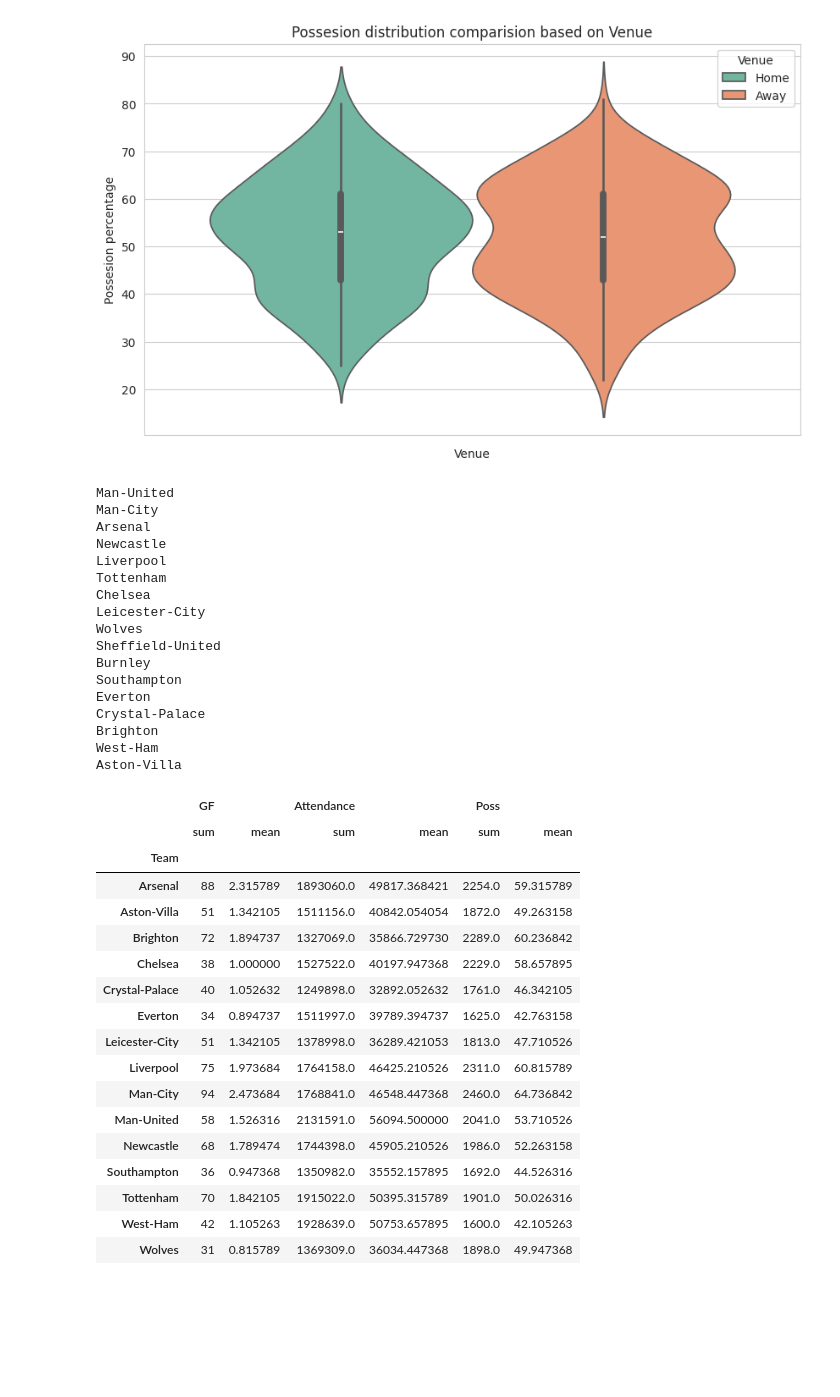
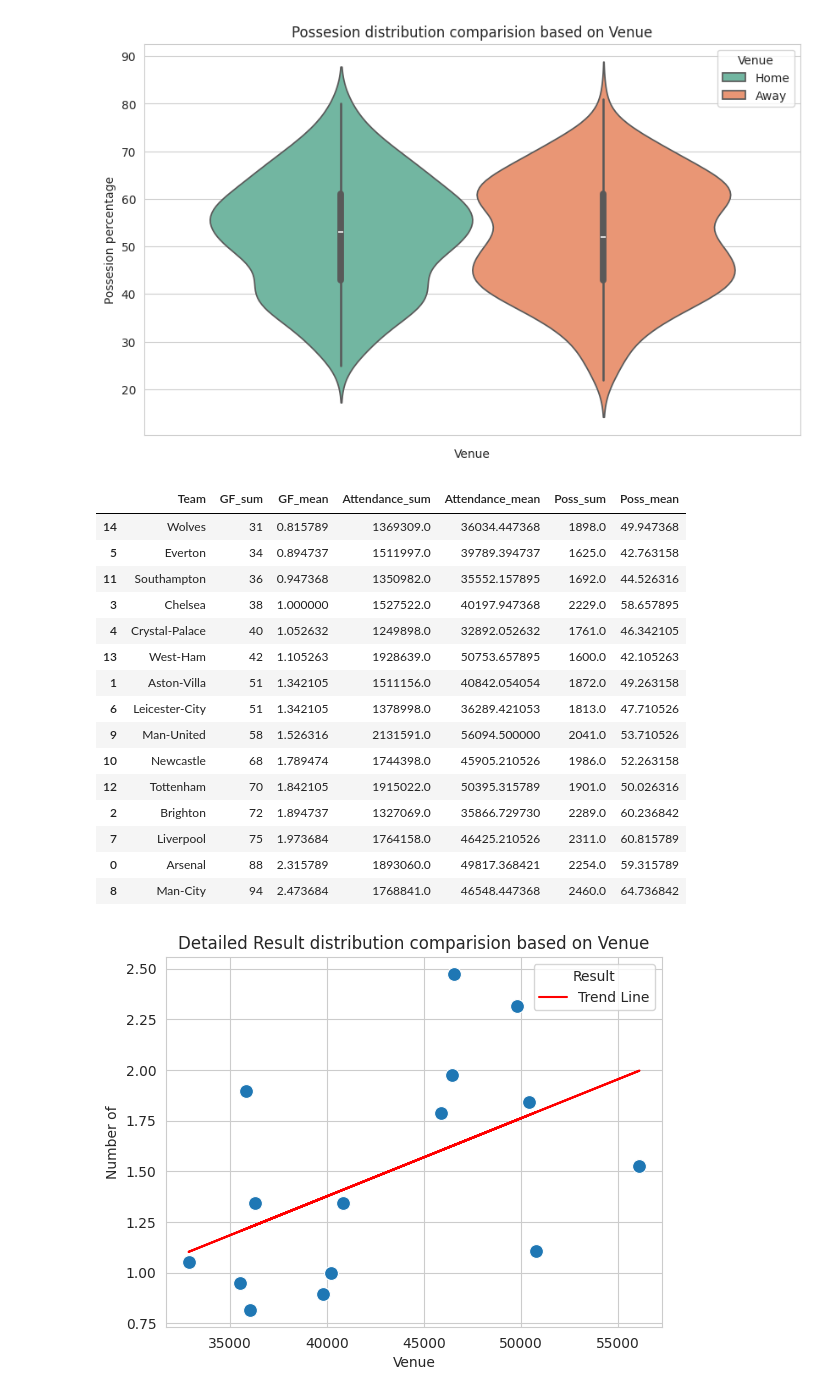
Before and after one commit to jaccogriff/data-wrangling-2024, a Jupyter notebook: Final project/Final.ipynb, the cells around one changed output. Saved outputs shown, nothing was run; the diff lists cells and outputs as text; code cells hidden in the pictures; blank space fills up the shorter version.

Commit message:
add: new scatterplot

```diff
--- a/Final project/Final.ipynb
+++ b/Final project/Final.ipynb
@@ -111,68 +111,53 @@ See the caveats in the documentation: https://pandas.pydata.org/pandas-docs/stab
 # %%
 df_man = df_clean[df_clean['Team'] == 'Man-United']
 df_bri = df_clean[df_clean['Team'] == 'Brighton']
 df_wol = df_clean[df_clean['Team'] == 'Wolves']
 
 season_df = pd.DataFrame()
 for team in teams:
-    print(team)
     team_df = df_clean[df_clean['Team'] == team]
     season_df['Team'] = team
     season_df['Goals'] = team_df['GF'].sum()
     season_df['AVG_Attendance'] = team_df['Attendance'].mean()
 
 
 grouped_df = df_clean.groupby('Team').agg({'GF': ['sum', 'mean'], 'Attendance': ['sum', 'mean'], 'Poss': ['sum', 'mean']})
+grouped_df = grouped_df.reset_index()
+grouped_df.columns = ['Team', 'GF_sum', 'GF_mean', 'Attendance_sum', 'Attendance_mean', 'Poss_sum', 'Poss_mean']
+grouped_df = grouped_df.sort_values(by='GF_sum')
+
 display(grouped_df)
 
 
-plt.xlabel('Attendance')
-plt.ylabel('Goals For')
-plt.title('Attendance relation with Goals for')
+sns.scatterplot(x='Attendance_mean', y='GF_mean', data=grouped_df, s=100)
 
-plt.figure(figsize=(10, 6))
+slope, intercept = np.polyfit(grouped_df['Attendance_mean'], grouped_df['GF_mean'], 1)
+plt.plot(grouped_df['Attendance_mean'], slope * grouped_df['Attendance_mean'] + intercept, color='red', label='Trend Line')
 
-plt.hist(grouped_df['GF'], bins=30, edgecolor='black')
+
+
 plt.title('Detailed Result distribution comparision based on Venue')
 plt.xlabel('Venue')
 plt.ylabel('Number of')
 plt.legend(title = "Result")
 
 # Show the plot
 plt.show()
 # %% [output]
-Man-United
-Man-City
-Arsenal
-Newcastle
-Liverpool
-Tottenham
-Chelsea
-Leicester-City
-Wolves
-Sheffield-United
-Burnley
-Southampton
-Everton
-Crystal-Palace
-Brighton
-West-Ham
-Aston-Villa
-|  | GF |  | Attendance |  | Poss |  |
-|  | sum | mean | sum | mean | sum | mean |
-| Team |  |  |  |  |  |  |
-| Arsenal | 88 | 2.315789 | 1893060.0 | 49817.368421 | 2254.0 | 59.315789 |
-| Aston-Villa | 51 | 1.342105 | 1511156.0 | 40842.054054 | 1872.0 | 49.263158 |
-| Brighton | 72 | 1.894737 | 1327069.0 | 35866.729730 | 2289.0 | 60.236842 |
-| Chelsea | 38 | 1.000000 | 1527522.0 | 40197.947368 | 2229.0 | 58.657895 |
-| Crystal-Palace | 40 | 1.052632 | 1249898.0 | 32892.052632 | 1761.0 | 46.342105 |
-| Everton | 34 | 0.894737 | 1511997.0 | 39789.394737 | 1625.0 | 42.763158 |
-| Leicester-City | 51 | 1.342105 | 1378998.0 | 36289.421053 | 1813.0 | 47.710526 |
-| Liverpool | 75 | 1.973684 | 1764158.0 | 46425.210526 | 2311.0 | 60.815789 |
-| Man-City | 94 | 2.473684 | 1768841.0 | 46548.447368 | 2460.0 | 64.736842 |
-| Man-United | 58 | 1.526316 | 2131591.0 | 56094.500000 | 2041.0 | 53.710526 |
-| Newcastle | 68 | 1.789474 | 1744398.0 | 45905.210526 | 1986.0 | 52.263158 |
-| Southampton | 36 | 0.947368 | 1350982.0 | 35552.157895 | 1692.0 | 44.526316 |
-| Tottenham | 70 | 1.842105 | 1915022.0 | 50395.315789 | 1901.0 | 50.026316 |
-| West-Ham | 42 | 1.105263 | 1928639.0 | 50753.657895 | 1600.0 | 42.105263 |
-| Wolves | 31 | 0.815789 | 1369309.0 | 36034.447368 | 1898.0 | 49.947368 |
+|  | Team | GF_sum | GF_mean | Attendance_sum | Attendance_mean | Poss_sum | Poss_mean |
+| 14 | Wolves | 31 | 0.815789 | 1369309.0 | 36034.447368 | 1898.0 | 49.947368 |
+| 5 | Everton | 34 | 0.894737 | 1511997.0 | 39789.394737 | 1625.0 | 42.763158 |
+| 11 | Southampton | 36 | 0.947368 | 1350982.0 | 35552.157895 | 1692.0 | 44.526316 |
+| 3 | Chelsea | 38 | 1.000000 | 1527522.0 | 40197.947368 | 2229.0 | 58.657895 |
+| 4 | Crystal-Palace | 40 | 1.052632 | 1249898.0 | 32892.052632 | 1761.0 | 46.342105 |
+| 13 | West-Ham | 42 | 1.105263 | 1928639.0 | 50753.657895 | 1600.0 | 42.105263 |
+| 1 | Aston-Villa | 51 | 1.342105 | 1511156.0 | 40842.054054 | 1872.0 | 49.263158 |
+| 6 | Leicester-City | 51 | 1.342105 | 1378998.0 | 36289.421053 | 1813.0 | 47.710526 |
+| 9 | Man-United | 58 | 1.526316 | 2131591.0 | 56094.500000 | 2041.0 | 53.710526 |
+| 10 | Newcastle | 68 | 1.789474 | 1744398.0 | 45905.210526 | 1986.0 | 52.263158 |
+| 12 | Tottenham | 70 | 1.842105 | 1915022.0 | 50395.315789 | 1901.0 | 50.026316 |
+| 2 | Brighton | 72 | 1.894737 | 1327069.0 | 35866.729730 | 2289.0 | 60.236842 |
+| 7 | Liverpool | 75 | 1.973684 | 1764158.0 | 46425.210526 | 2311.0 | 60.815789 |
+| 0 | Arsenal | 88 | 2.315789 | 1893060.0 | 49817.368421 | 2254.0 | 59.315789 |
+| 8 | Man-City | 94 | 2.473684 | 1768841.0 | 46548.447368 | 2460.0 | 64.736842 |
+[figure, added]
```
Also changed, not shown: 1 other file.
